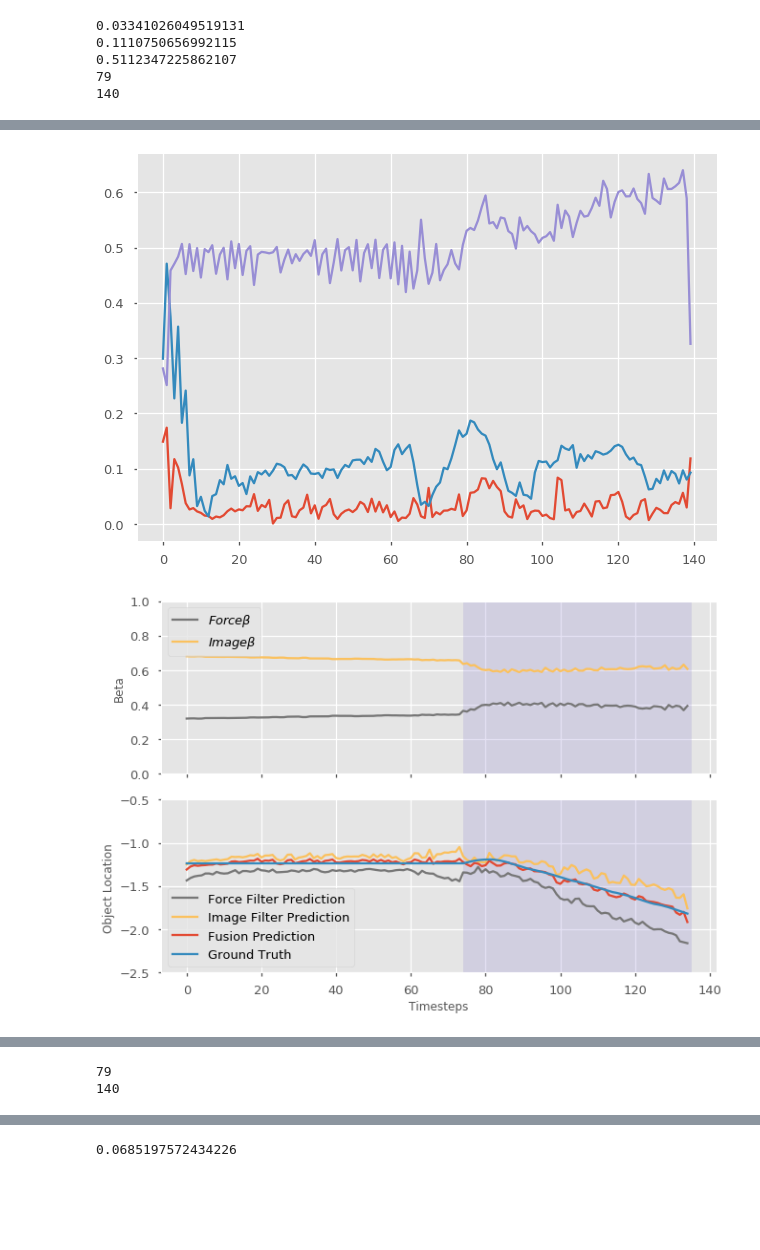
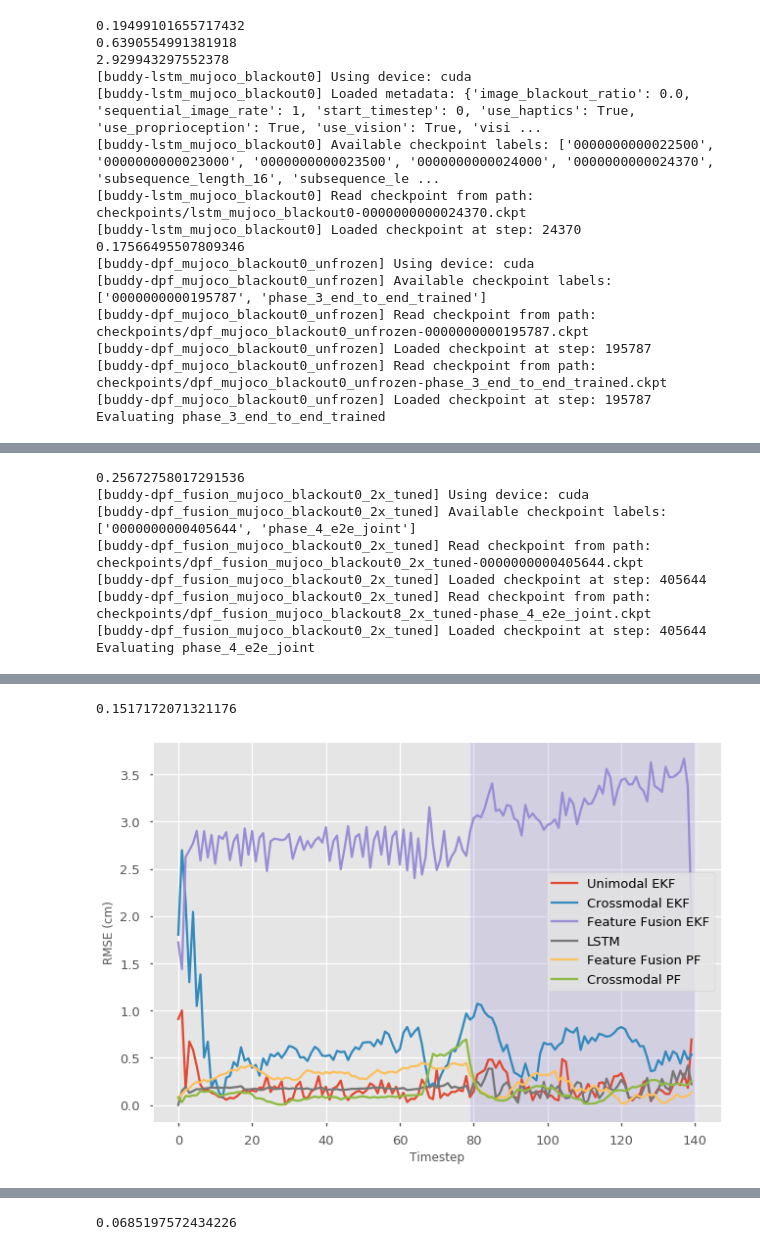
Before and after one commit to HaoWen470/crossmodal_filtering1, a Jupyter notebook: plot_curves.ipynb, the cells around one changed output, grey strips where cells are left out. Saved outputs shown, nothing was run; the diff lists cells and outputs as text; code cells hidden in the pictures; blank space fills up the shorter version.

```diff
--- a/plot_curves.ipynb
+++ b/plot_curves.ipynb
@@ -9,11 +14,14 @@ from matplotlib import ticker as mtick
 # plt.style.use('seaborn-bright')
 plt.style.use('seaborn-talk')
 plt.style.use('ggplot')
+import matplotlib
+matplotlib.rcParams['pdf.fonttype'] = 42
+matplotlib.rcParams['ps.fonttype'] = 42
 
 print()
 # %%
-f1 = h5py.File("rollout/fusion_poe_final_3_plot.h5", 'r')
-f2 = h5py.File("rollout/fusion_sigma_final_1_plot.h5", 'r')
-f3 = h5py.File("rollout/ekf_1000_0_plot.h5", 'r')
+f1 = h5py.File("/juno/group/fusion_filtering/rollout/fusion_poe_final_3_plot.h5", 'r')
+f2 = h5py.File("/juno/group/fusion_filtering/rollout/fusion_sigma_final_1_plot.h5", 'r')
+f3 = h5py.File("/juno/group/fusion_filtering/rollout/ekf_1000_0_plot.h5", 'r')
 
 files = [f1, f2, f3]
@@ -28,16 +160,16 @@ trajectory = 9
 file = f2
 
 
-def plot_error(file, trajectory=0):
+def plot_error(file, trajectory=0, label=""):
     states = file['predicted_states'][trajectory]
     actual = file['actual_states'][trajectory]
 
-    y_error = (states[:,1] - actual[:,1])
-    x_error = (states[:,0] - actual[:,0])
+    y_error = (states[:,1] - actual[:,1]) * 0.06118315 * 100
+    x_error = (states[:,0] - actual[:,0]) * 0.0572766 * 100
 
     total = np.sqrt(x_error**2 + y_error**2)
 
-    plt.plot(total)
+    plt.plot(total, label=label)
     print(np.mean(total))
 
 def plot_betas(file, trajectory, fusion_type, limits):
@@ -73,15 +205,43 @@ def plot_betas(file, trajectory, fusion_type, limits):
                               beta_force, beta_image,
                               contact= contact, start=5, limits=limits)
 
-plot_error(f1, trajectory)
-plot_error(f2, trajectory)
-plot_error(f3, trajectory)
+timesteps = 140
+contact = 79
+def color(i):
+    colors = plt.rcParams['axes.prop_cycle'].by_key()['color']
+    return colors[i % len(colors)]
+plt.gca().axvspan(contact, timesteps, alpha=0.25, color=color(2))
+# plt.gca().axvline(contact, color=color(2))
+# plt.gca().axvline(timesteps, color=color(2))
 
-plot_betas(f1, trajectory, "poe", limits=[(-2.5, -0.5), (-0, 2)])
-plot_betas(f2, trajectory, "sigma", limits=[(-2.5, -0.5), (0, 2)])
+plot_error(f1, trajectory, label="Unimodal EKF")
+plot_error(f2, trajectory, label="Crossmodal EKF")
+plot_error(f3, trajectory, label="Feature Fusion EKF")
+plot_error(eval_lstm("lstm_mujoco_blackout0"), trajectory, label="LSTM")
+plot_error(eval_dpf("dpf_mujoco_blackout0_unfrozen"), trajectory, label="Feature Fusion PF")
+plot_error(eval_dpf_fusion("dpf_fusion_mujoco_blackout0_2x_tuned"), trajectory, label="Crossmodal PF")
+plt.legend()
+plt.ylabel("RMSE (cm)")
+plt.xlabel("Timestep")
+plt.savefig("all_errors.pdf")
+plt.show()
+
+# plot_betas(f1, trajectory, "poe", limits=[(-2.5, -0.5), (-0, 2)])
+# plot_betas(f2, trajectory, "sigma", limits=[(-2.5, -0.5), (0, 2)])
 # %% [output]
-0.03341026049519131
-0.1110750656992115
-0.5112347225862107
-79
-140
+0.19499101655717432
+0.6390554991381918
+2.929943297552378
+[buddy-lstm_mujoco_blackout0] Using device: cuda
+[buddy-lstm_mujoco_blackout0] Loaded metadata: {'image_blackout_ratio': 0.0, 'sequential_image_rate': 1, 'start_timestep': 0, 'use_haptics': True, 'use_proprioception': True, 'use_vision': True, 'visi ...
+[buddy-lstm_mujoco_blackout0] Available checkpoint labels: ['0000000000022500', '0000000000023000', '0000000000023500', '0000000000024000', '0000000000024370', 'subsequence_length_16', 'subsequence_le ...
+[buddy-lstm_mujoco_blackout0] Read checkpoint from path: checkpoints/lstm_mujoco_blackout0-0000000000024370.ckpt
+[buddy-lstm_mujoco_blackout0] Loaded checkpoint at step: 24370
+0.17566495507809346
+[buddy-dpf_mujoco_blackout0_unfrozen] Using device: cuda
+[buddy-dpf_mujoco_blackout0_unfrozen] Available checkpoint labels: ['0000000000195787', 'phase_3_end_to_end_trained']
+[buddy-dpf_mujoco_blackout0_unfrozen] Read checkpoint from path: checkpoints/dpf_mujoco_blackout0_unfrozen-0000000000195787.ckpt
+[buddy-dpf_mujoco_blackout0_unfrozen] Loaded checkpoint at step: 195787
+[buddy-dpf_mujoco_blackout0_unfrozen] Read checkpoint from path: checkpoints/dpf_mujoco_blackout0_unfrozen-phase_3_end_to_end_trained.ckpt
+[buddy-dpf_mujoco_blackout0_unfrozen] Loaded checkpoint at step: 195787
+Evaluating phase_3_end_to_end_trained
@@ -87,0 +249,8 @@ plot_betas(f2, trajectory, "sigma", limits=[(-2.5, -0.5), (0, 2)])
+0.25672758017291536
+[buddy-dpf_fusion_mujoco_blackout0_2x_tuned] Using device: cuda
+[buddy-dpf_fusion_mujoco_blackout0_2x_tuned] Available checkpoint labels: ['0000000000405644', 'phase_4_e2e_joint']
+[buddy-dpf_fusion_mujoco_blackout0_2x_tuned] Read checkpoint from path: checkpoints/dpf_fusion_mujoco_blackout0_2x_tuned-0000000000405644.ckpt
+[buddy-dpf_fusion_mujoco_blackout0_2x_tuned] Loaded checkpoint at step: 405644
+[buddy-dpf_fusion_mujoco_blackout0_2x_tuned] Read checkpoint from path: checkpoints/dpf_fusion_mujoco_blackout8_2x_tuned-phase_4_e2e_joint.ckpt
+[buddy-dpf_fusion_mujoco_blackout0_2x_tuned] Loaded checkpoint at step: 405644
+Evaluating phase_4_e2e_joint
@@ -88,2 +258,2 @@ plot_betas(f2, trajectory, "sigma", limits=[(-2.5, -0.5), (0, 2)])
+0.1517172071321176
-[figure, old version]
+[figure, new version]
-[figure, removed]
@@ -91,2 +259,0 @@ plot_betas(f2, trajectory, "sigma", limits=[(-2.5, -0.5), (0, 2)])
-79
-140
```
Also changed, not shown: parts of 13 cells of this notebook, 51 other files.
